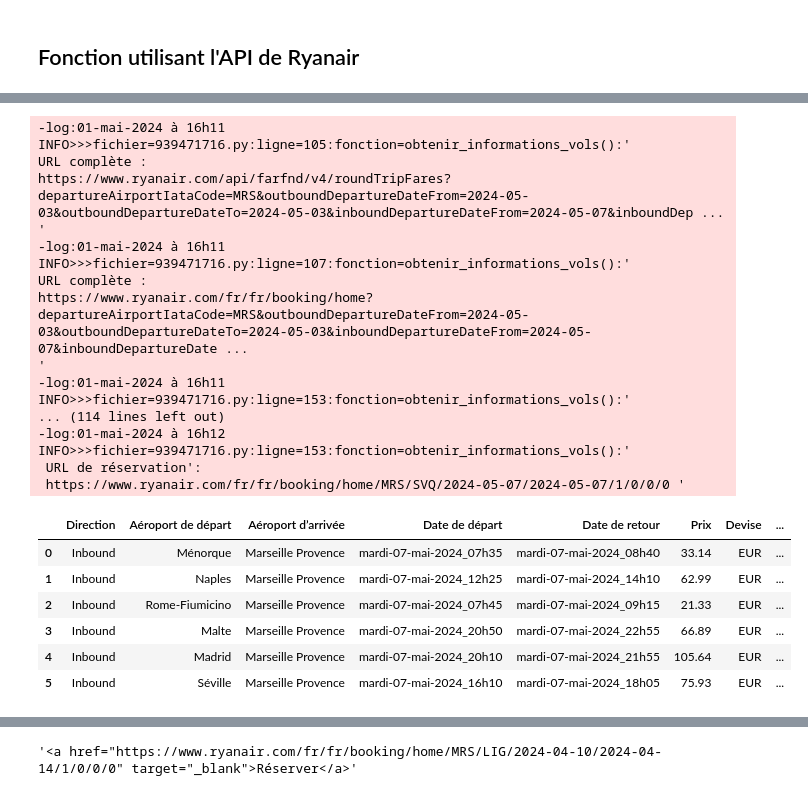
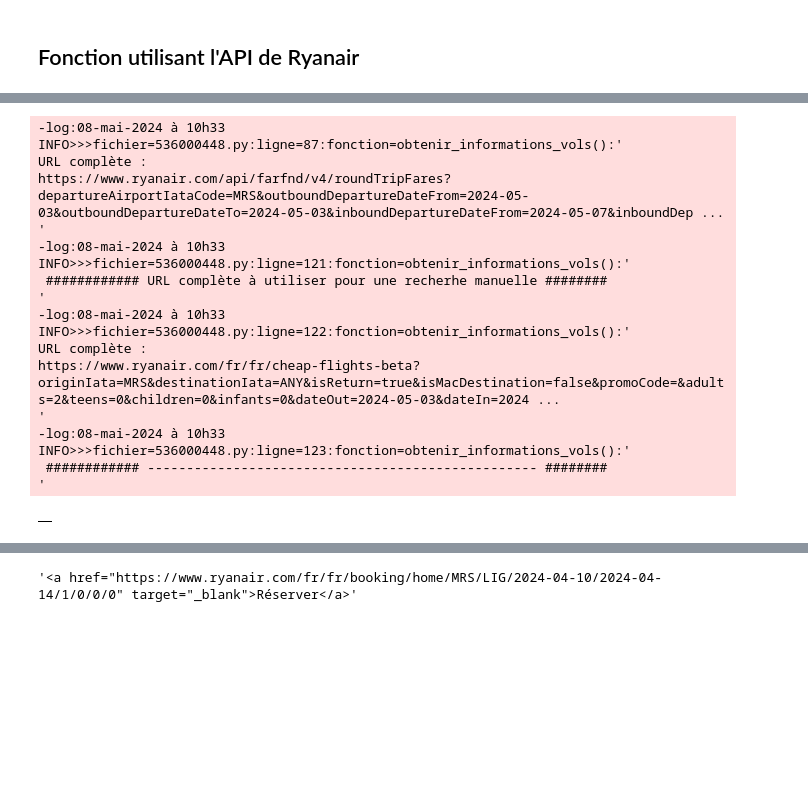
Before and after one commit to bigmoletos/marseille, a Jupyter notebook: scrapping/vol_ryanair.ipynb, the cells around one changed output, grey strips where cells are left out. Saved outputs shown, nothing was run; the diff lists cells and outputs as text; code cells hidden in the pictures; blank space fills up the shorter version.

```diff
--- a/scrapping/vol_ryanair.ipynb
+++ b/scrapping/vol_ryanair.ipynb
@@ -563,50 +442,45 @@ INFO>>>fichier=gestion_logging.py:ligne=176:fonction=reconfigurer_logging():'pat
 # %%
 # Exemple d'utilisation
 liste_pays_a_exclure = ["France", "Luxembourg", "Allemagne", "Belgique","Royaume-Uni", "Andorre"]
 
-df_vols = obtenir_informations_vols(
-    departureAirportIataCode="MRS",
-    outboundDepartureDateFrom="2024-05-03",
-    inboundDepartureDateFrom="2024-05-07",
-    pays_a_exclure=liste_pays_a_exclure,
-    priceValueTo=300,
-)
+df_vols = obtenir_informations_vols(departureAirportIataCode="MRS",
+                                    outboundDepartureDateFrom="2024-05-03",
+                                    inboundDepartureDateFrom="2024-05-07",
+                                    pays_a_exclure=liste_pays_a_exclure,
+                                    priceValueTo=100,
+                                    daysTrip=3,
+                                    dayOfWeek="TUESDAY")
 
 # print(df_vols)
 # print(df_vols['URL de réservation'])
 # https://www.ryanair.com/fr/fr/trip/flights/select?originIata=MRS&destinationIata=MRS&dateIn=2024-04-14&dateOut=2024-04-10&isConnectedFlight=false&discount=0&isReturn=true&adults=1&teens=0&children=0&infants=0&tpAdults=1&tpTeens=0&tpChildren=0&tpInfants=0&tpStartDate=2024-04-10&tpEndDate=2024-04-14
 
 #{'User-Agent': 'Mozilla/5.0 (Windows NT 10.0; Win64; x64) AppleWebKit/537.36 (KHTML, like Gecko) Chrome/87.0.4280.88 Safari/537.36'}
 #{'User-Agent': 'Mozilla/5.0 (Linux; Android 10; SM-A515F) AppleWebKit/537.36 (KHTML, like Gecko) Chrome/86.0.4240.198 Mobile Safari/537.36'}
 #{'User-Agent': 'Mozilla/5.0 (Macintosh; Intel Mac OS X 10_15_7) AppleWebKit/537.36 (KHTML, like Gecko) Chrome/86.0.4240.193 Safari/537.36'
 #
 #
 #
 # %% [output]
--log:01-mai-2024 à 16h11
-INFO>>>fichier=939471716.py:ligne=105:fonction=obtenir_informations_vols():'
+-log:08-mai-2024 à 10h33
+INFO>>>fichier=536000448.py:ligne=87:fonction=obtenir_informations_vols():'
 URL complète :
 https://www.ryanair.com/api/farfnd/v4/roundTripFares?departureAirportIataCode=MRS&outboundDepartureDateFrom=2024-05-03&outboundDepartureDateTo=2024-05-03&inboundDepartureDateFrom=2024-05-07&inboundDep ...
 '
--log:01-mai-2024 à 16h11
-INFO>>>fichier=939471716.py:ligne=107:fonction=obtenir_informations_vols():'
+-log:08-mai-2024 à 10h33
+INFO>>>fichier=536000448.py:ligne=121:fonction=obtenir_informations_vols():'
+ ############ URL complète à utiliser pour une recherhe manuelle ########
+'
+-log:08-mai-2024 à 10h33
+INFO>>>fichier=536000448.py:ligne=122:fonction=obtenir_informations_vols():'
 URL complète :
-https://www.ryanair.com/fr/fr/booking/home?departureAirportIataCode=MRS&outboundDepartureDateFrom=2024-05-03&outboundDepartureDateTo=2024-05-03&inboundDepartureDateFrom=2024-05-07&inboundDepartureDate ...
+https://www.ryanair.com/fr/fr/cheap-flights-beta?originIata=MRS&destinationIata=ANY&isReturn=true&isMacDestination=false&promoCode=&adults=2&teens=0&children=0&infants=0&dateOut=2024-05-03&dateIn=2024 ...
 '
--log:01-mai-2024 à 16h11
-INFO>>>fichier=939471716.py:ligne=153:fonction=obtenir_informations_vols():'
-... (114 lines left out)
--log:01-mai-2024 à 16h12
-INFO>>>fichier=939471716.py:ligne=153:fonction=obtenir_informations_vols():'
- URL de réservation':
- https://www.ryanair.com/fr/fr/booking/home/MRS/SVQ/2024-05-07/2024-05-07/1/0/0/0 '
+-log:08-mai-2024 à 10h33
+INFO>>>fichier=536000448.py:ligne=123:fonction=obtenir_informations_vols():'
+ ############ -------------------------------------------------- ########
+'
-|  | Direction | Aéroport de départ | Aéroport d’arrivée | Date de départ | Date de retour | Prix | Devise | ... |
-| 0 | Inbound | Ménorque | Marseille Provence | mardi-07-mai-2024_07h35 | mardi-07-mai-2024_08h40 | 33.14 | EUR | ... |
-| 1 | Inbound | Naples | Marseille Provence | mardi-07-mai-2024_12h25 | mardi-07-mai-2024_14h10 | 62.99 | EUR | ... |
-| 2 | Inbound | Rome-Fiumicino | Marseille Provence | mardi-07-mai-2024_07h45 | mardi-07-mai-2024_09h15 | 21.33 | EUR | ... |
-| 3 | Inbound | Malte | Marseille Provence | mardi-07-mai-2024_20h50 | mardi-07-mai-2024_22h55 | 66.89 | EUR | ... |
-| 4 | Inbound | Madrid | Marseille Provence | mardi-07-mai-2024_20h10 | mardi-07-mai-2024_21h55 | 105.64 | EUR | ... |
-| 5 | Inbound | Séville | Marseille Provence | mardi-07-mai-2024_16h10 | mardi-07-mai-2024_18h05 | 75.93 | EUR | ... |
+|  |
 # %%
 df_vols
 # %% [output]
```
Also changed, not shown: parts of 7 cells of this notebook.
